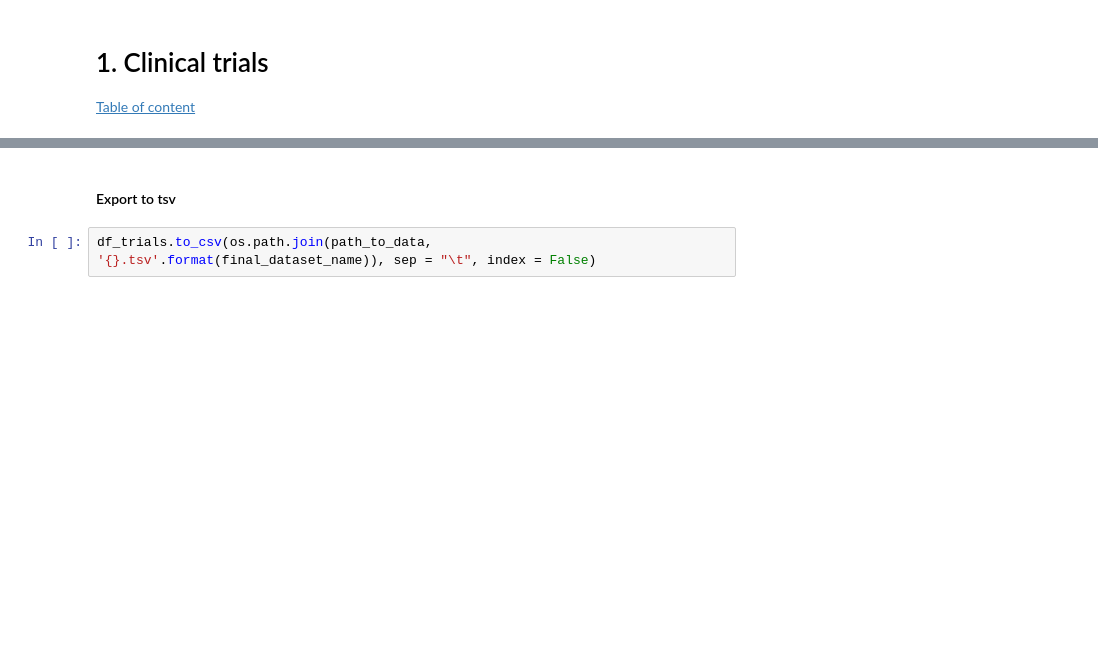
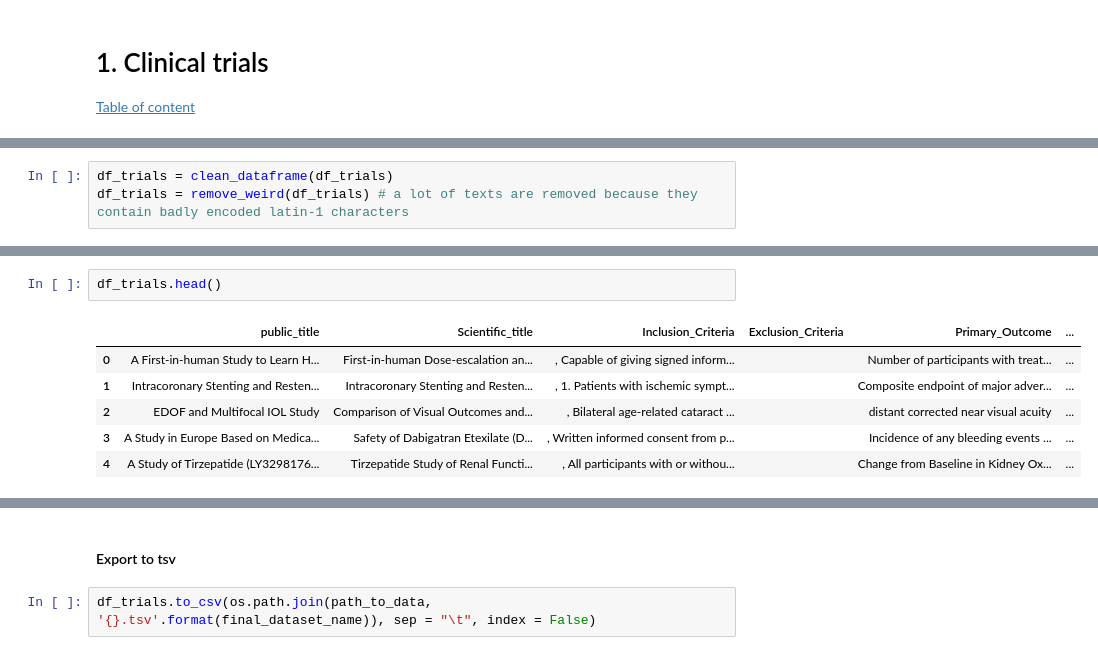
Before and after one commit to JBAujogue/BERT-playground, a Jupyter notebook: datasets/Dataset processing - Clinical Trials ICTRP.ipynb, the cells around one changed output, grey strips where cells are left out. Saved outputs shown, nothing was run; the diff lists cells and outputs as text; blank space fills up the shorter version.

```diff
--- a/datasets/Dataset processing - Clinical Trials ICTRP.ipynb
+++ b/datasets/Dataset processing - Clinical Trials ICTRP.ipynb
@@ -152,0 +235,3 @@ df_trials.head()
+# %%
+df_trials = clean_dataframe(df_trials)
+df_trials = remove_weird(df_trials) # a lot of texts are removed because they contain badly encoded latin-1 characters
@@ -152,0 +242,9 @@ df_trials.head()
+# %%
+df_trials.head()
+# %% [output]
+|  | public_title | Scientific_title | Inclusion_Criteria | Exclusion_Criteria | Primary_Outcome | ... |
+| 0 | A First-in-human Study to Learn H... | First-in-human Dose-escalation an... | , Capable of giving signed inform... |  | Number of participants with treat... | ... |
+| 1 | Intracoronary Stenting and Resten... | Intracoronary Stenting and Resten... | , 1. Patients with ischemic sympt... |  | Composite endpoint of major adver... | ... |
+| 2 | EDOF and Multifocal IOL Study | Comparison of Visual Outcomes and... | , Bilateral age-related cataract ... |  | distant corrected near visual acuity | ... |
+| 3 | A Study in Europe Based on Medica... | Safety of Dabigatran Etexilate (D... | , Written informed consent from p... |  | Incidence of any bleeding events ... | ... |
+| 4 | A Study of Tirzepatide (LY3298176... | Tirzepatide Study of Renal Functi... | , All participants with or withou... |  | Change from Baseline in Kidney Ox... | ... |
```
Also changed, not shown: parts of 25 cells of this notebook, 6 other files.
